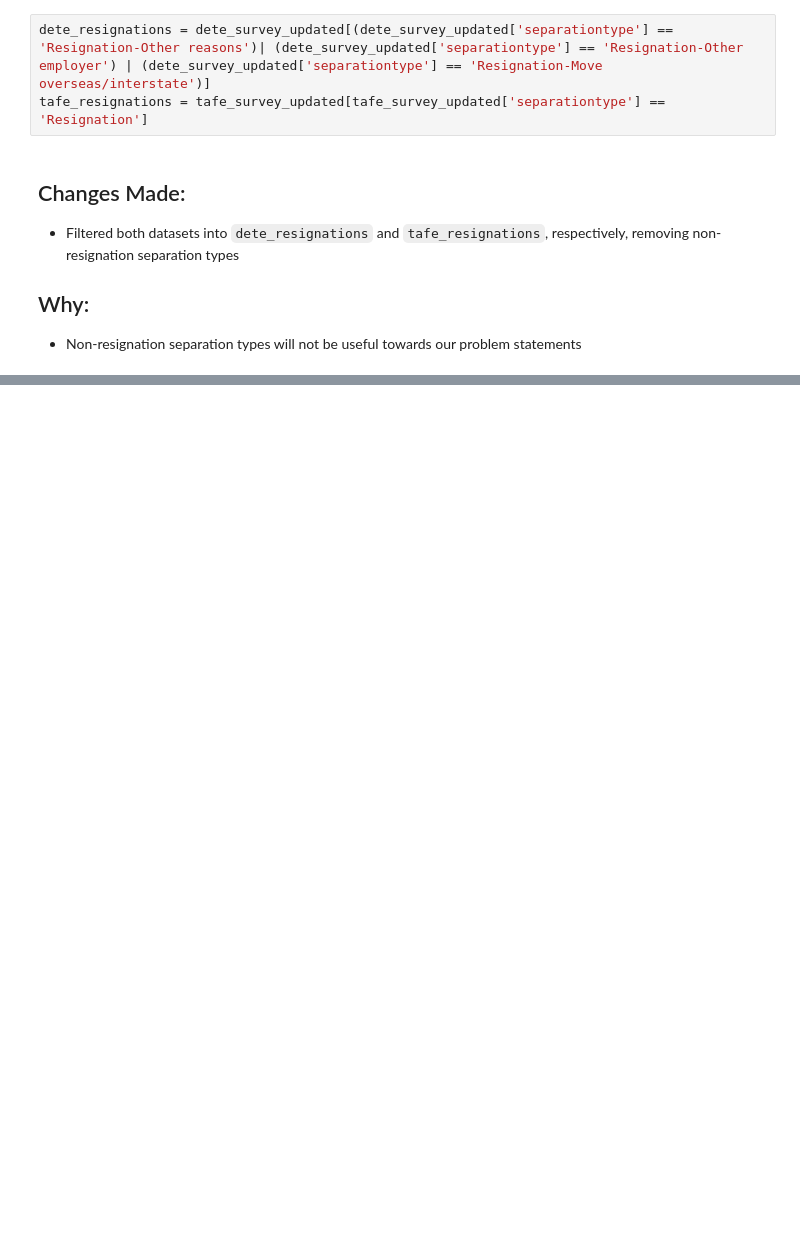
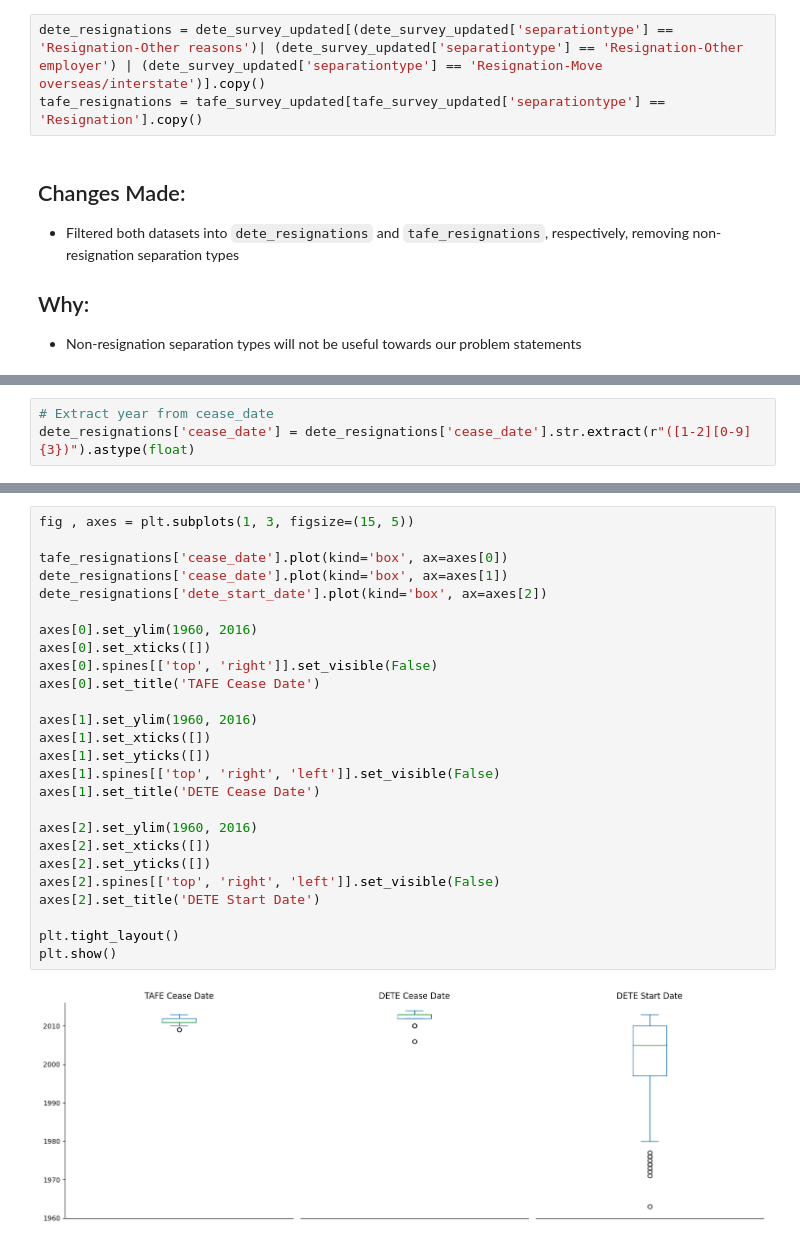
Before and after one commit to jastro-dev/dq-clean-analyze-employee-exit-surveys, a Jupyter notebook: main_notebook.ipynb, the cells around one changed output, grey strips where cells are left out. Cells and saved outputs as stored; diff of their text form; blank space fills up the shorter version.

Commit message:
add verify data section:
- cleaned `cease_date` column in `dete_resignations`
- verified results with visualizations

```diff
--- a/main_notebook.ipynb
+++ b/main_notebook.ipynb
@@ -221,8 +223,8 @@ Transfer                     25
 Termination                  23
 Name: count, dtype: int64
 # %%
-dete_resignations = dete_survey_updated[(dete_survey_updated['separationtype'] == 'Resignation-Other reasons')| (dete_survey_updated['separationtype'] == 'Resignation-Other employer') | (dete_survey_updated['separationtype'] == 'Resignation-Move overseas/interstate')]
-tafe_resignations = tafe_survey_updated[tafe_survey_updated['separationtype'] == 'Resignation']
+dete_resignations = dete_survey_updated[(dete_survey_updated['separationtype'] == 'Resignation-Other reasons')| (dete_survey_updated['separationtype'] == 'Resignation-Other employer') | (dete_survey_updated['separationtype'] == 'Resignation-Move overseas/interstate')].copy()
+tafe_resignations = tafe_survey_updated[tafe_survey_updated['separationtype'] == 'Resignation'].copy()
 # %% [markdown]
 ## Changes Made:
 - Filtered both datasets into `dete_resignations` and `tafe_resignations`, respectively, removing non-resignation separation types
@@ -231,0 +257,3 @@ tafe_resignations = tafe_survey_updated[tafe_survey_updated['separationtype'] ==
+# %%
+# Extract year from cease_date
+dete_resignations['cease_date'] = dete_resignations['cease_date'].str.extract(r"([1-2][0-9]{3})").astype(float)
@@ -231,0 +300,28 @@ tafe_resignations = tafe_survey_updated[tafe_survey_updated['separationtype'] ==
+# %%
+fig , axes = plt.subplots(1, 3, figsize=(15, 5))
+
+tafe_resignations['cease_date'].plot(kind='box', ax=axes[0])
+dete_resignations['cease_date'].plot(kind='box', ax=axes[1])
+dete_resignations['dete_start_date'].plot(kind='box', ax=axes[2])
+
+axes[0].set_ylim(1960, 2016)
+axes[0].set_xticks([])
+axes[0].spines[['top', 'right']].set_visible(False)
+axes[0].set_title('TAFE Cease Date')
+
+axes[1].set_ylim(1960, 2016)
+axes[1].set_xticks([])
+axes[1].set_yticks([])
+axes[1].spines[['top', 'right', 'left']].set_visible(False)
+axes[1].set_title('DETE Cease Date')
+
+axes[2].set_ylim(1960, 2016)
+axes[2].set_xticks([])
+axes[2].set_yticks([])
+axes[2].spines[['top', 'right', 'left']].set_visible(False)
+axes[2].set_title('DETE Start Date')
+
+plt.tight_layout()
+plt.show()
+# %% [output]
+[figure, added]
```
Also changed, not shown: parts of 7 cells of this notebook.
